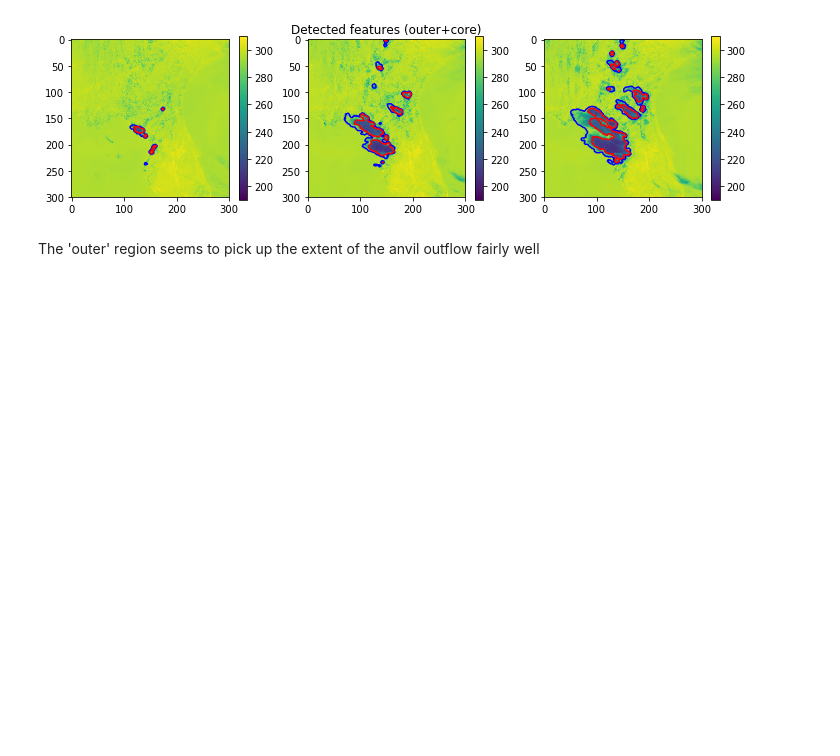
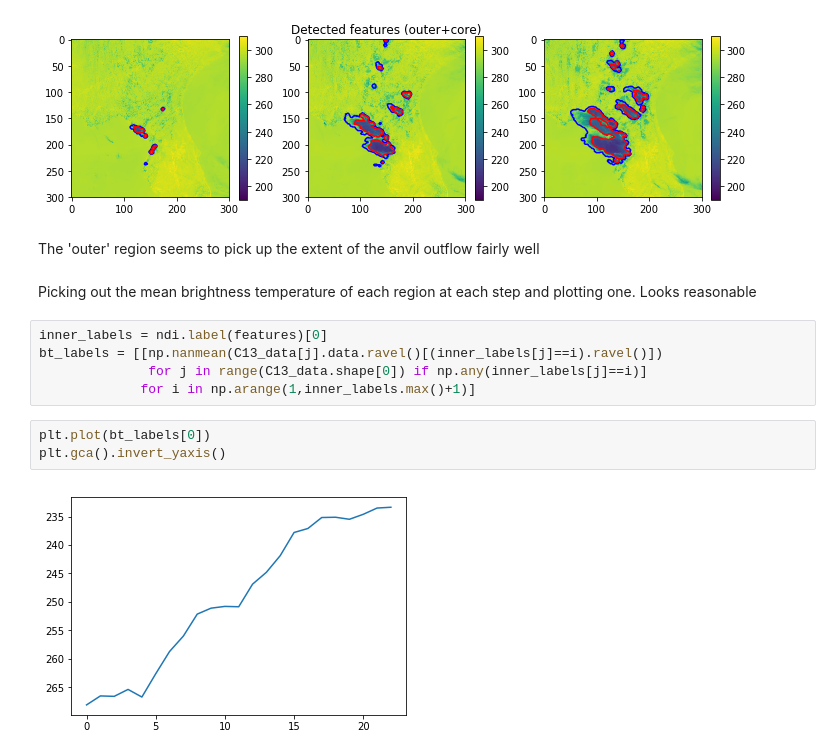
Before and after one commit to w-k-jones/python_toolbox, a Jupyter notebook: examples/Flow_tracking_example.ipynb, the cells around one changed output. Saved outputs shown, nothing was run; the diff lists cells and outputs as text; blank space fills up the shorter version.

```diff
--- a/examples/Flow_tracking_example.ipynb
+++ b/examples/Flow_tracking_example.ipynb
@@ -293,3 +293,15 @@ ax[2].contour(features[-1],[0.5],colors=['red'])
 [figure]
 # %% [markdown]
 The 'outer' region seems to pick up the extent of the anvil outflow fairly well
+# %% [markdown]
+Picking out the mean brightness temperature of each region at each step and plotting one. Looks reasonable
+# %%
+inner_labels = ndi.label(features)[0]
+bt_labels = [[np.nanmean(C13_data[j].data.ravel()[(inner_labels[j]==i).ravel()])
+              for j in range(C13_data.shape[0]) if np.any(inner_labels[j]==i)]
+             for i in np.arange(1,inner_labels.max()+1)]
+# %%
+plt.plot(bt_labels[0])
+plt.gca().invert_yaxis()
+# %% [output]
+[figure, added]
```
